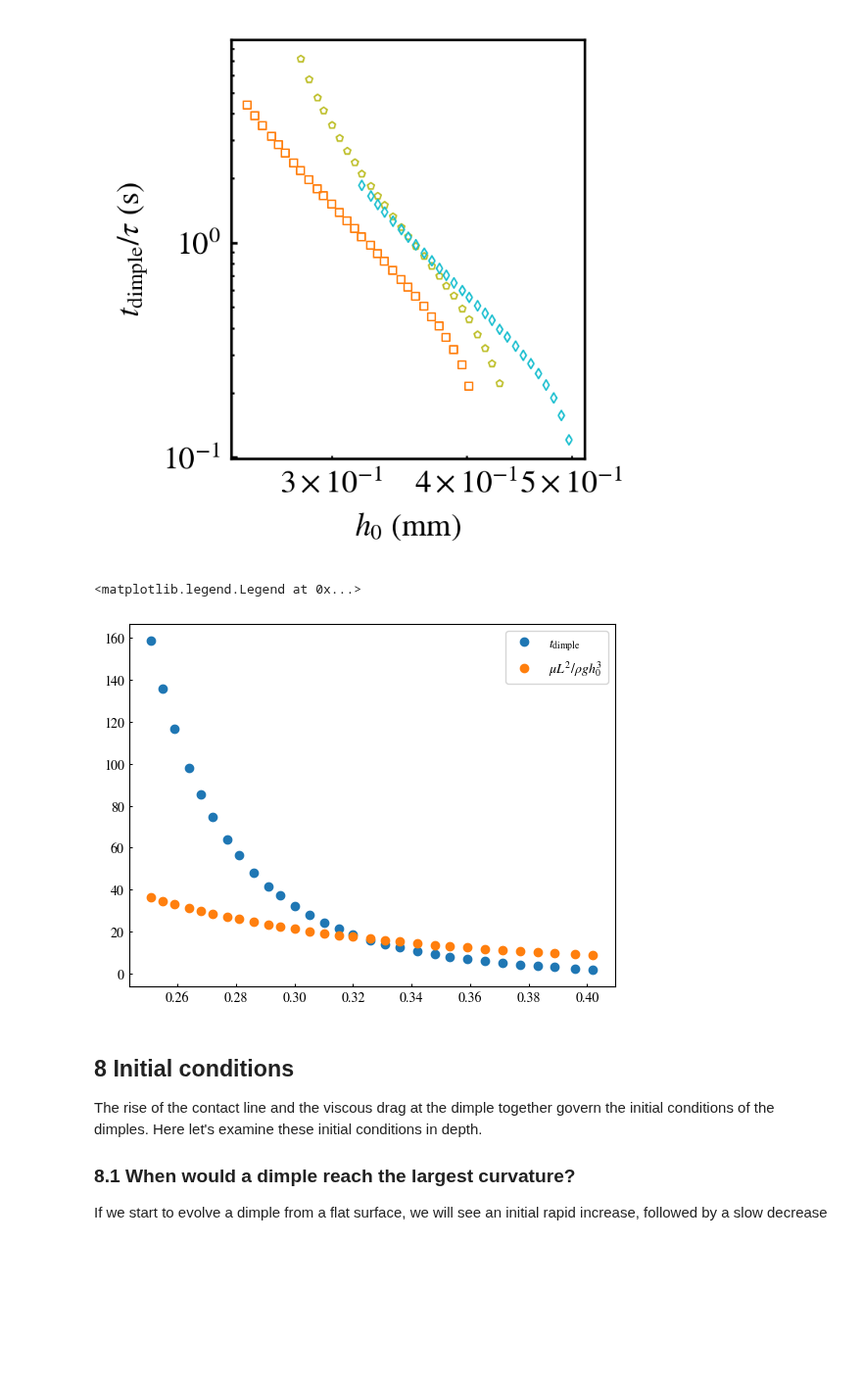
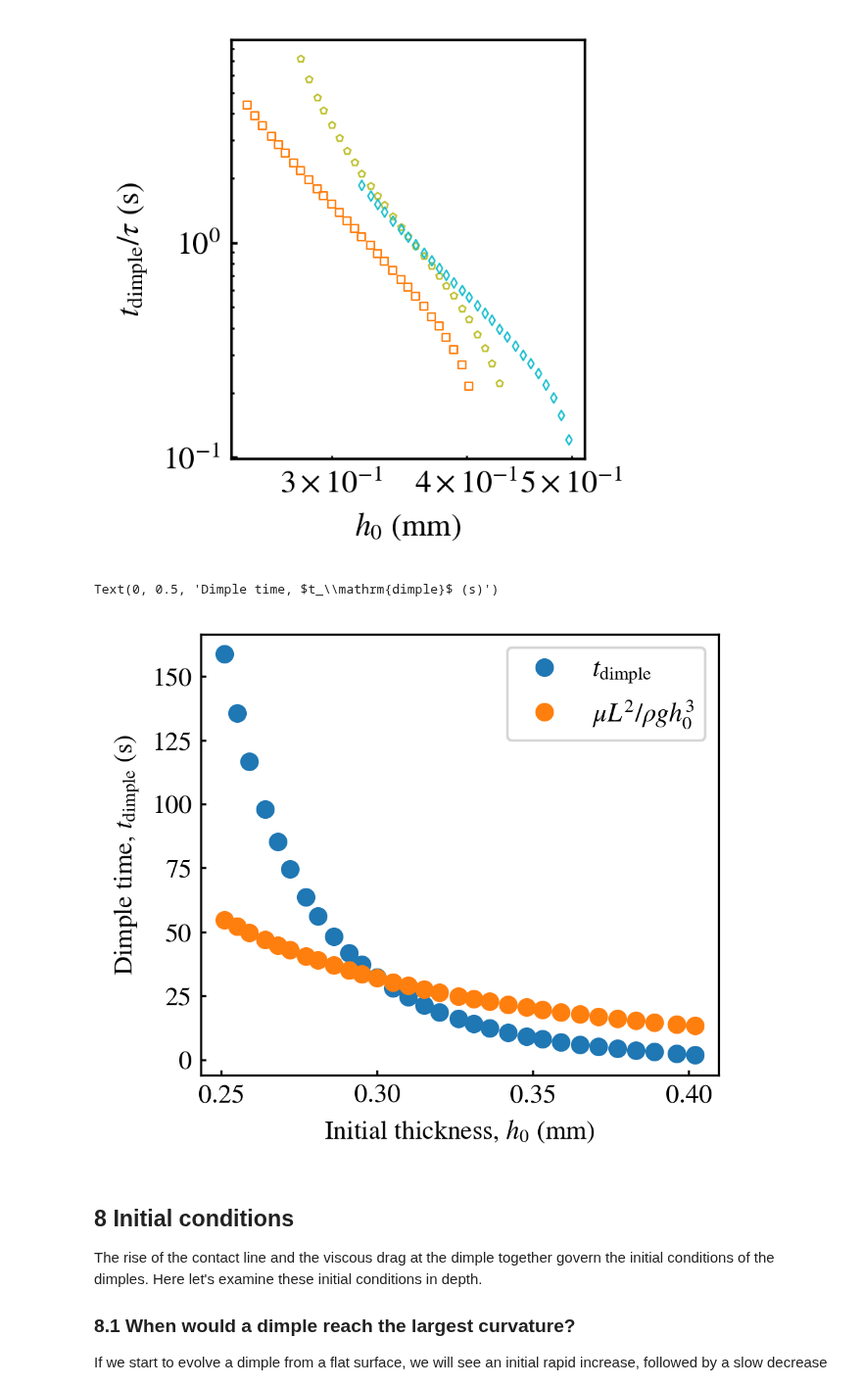
Before and after one commit to ZLoverty/WPM, a Jupyter notebook: Code/Response_to_reviewers.ipynb, the cells around one changed output. Shown at 98% size. Cells and saved outputs as stored; diff of their text form; code cells hidden in the pictures; blank space fills up the shorter version.

Commit message:
estimate dimple time note

```diff
--- a/Code/Response_to_reviewers.ipynb
+++ b/Code/Response_to_reviewers.ipynb
@@ -44,3 +43,5 @@ base_folder = r"G:\My Drive"
+# %%
+base_folder = "/Users/zhoulin/Google Drive"
 # %% [markdown]
 ## 1 Compare glycerol-water surface with beet juice surface
 # %%
@@ -836,7 +773,8 @@ $$
 \tau = \frac{\mu L^2}{\rho g}\left( \frac{1}{h_0} \right)^3
 $$
 # %%
-dimple_time = pd.read_csv(r"G:\My Drive\Research projects\WPM\Data\dimple_time.csv")
+folder = os.path.join(base_folder, "Research projects", "WPM", "Data")
+dimple_time = pd.read_csv(os.path.join(folder, "dimple_time.csv"))
 # filter out the data where dimple time is not accurately detected
 dimple_time = dimple_time.loc[(dimple_time["t"] < 200)&(dimple_time["h0"] > 25e-5)]
 dimple_time.sort_values("mu", inplace=True)
@@ -894,17 +832,21 @@ fig.savefig("dimple_time_collapse.svg")
 [figure]
 # %%
 g = dimple_time.loc[dimple_time["liquid"] == "beet"]
-tau = g["mu"] * g["L"]**2 / g["h0"]**3 / 1e3 / 10
-tau2 = g["mu"] * g["L"]**4 / g["sigma"] / g["h0"]**3
+tau = 1.5*g["mu"] * g["L"]**2 / g["h0"]**3 / 1e3 / 10
+L = 5e-3
+h = 0.1e-3
+tau2 = g["mu"] * L**4 / g["sigma"] / h**3
 # %%
-fig, ax = plt.subplots()
-plt.plot(g["h0"]*1e3, g["t"], "o", label="$t_\mathrm{dimple}$")
-plt.plot(g["h0"]*1e3, tau, "o", label="$\mu L^2/\\rho g h_0^3$")
+fig, ax = plt.subplots(figsize=(3.5, 3), dpi=300)
+ax.plot(g["h0"]*1e3, g["t"], "o", label="$t_\mathrm{dimple}$")
+ax.plot(g["h0"]*1e3, tau, "o", label="$\mu L^2/\\rho g h_0^3$")
 # plt.plot(g["h0"]*1e3, tau2, "o")
-plt.legend()
+ax.legend()
+ax.set_xlabel("Initial thickness, $h_0$ (mm)")
+ax.set_ylabel("Dimple time, $t_\mathrm{dimple}$ (s)")
 # %% [output]
-<matplotlib.legend.Legend at 0x...>
+Text(0, 0.5, 'Dimple time, $t_\\mathrm{dimple}$ (s)')
-[figure, old version]
+[figure, new version]
 # %% [markdown]
 ## 8 Initial conditions
 
```
Also changed, not shown: parts of 36 cells of this notebook, 4 other files.
